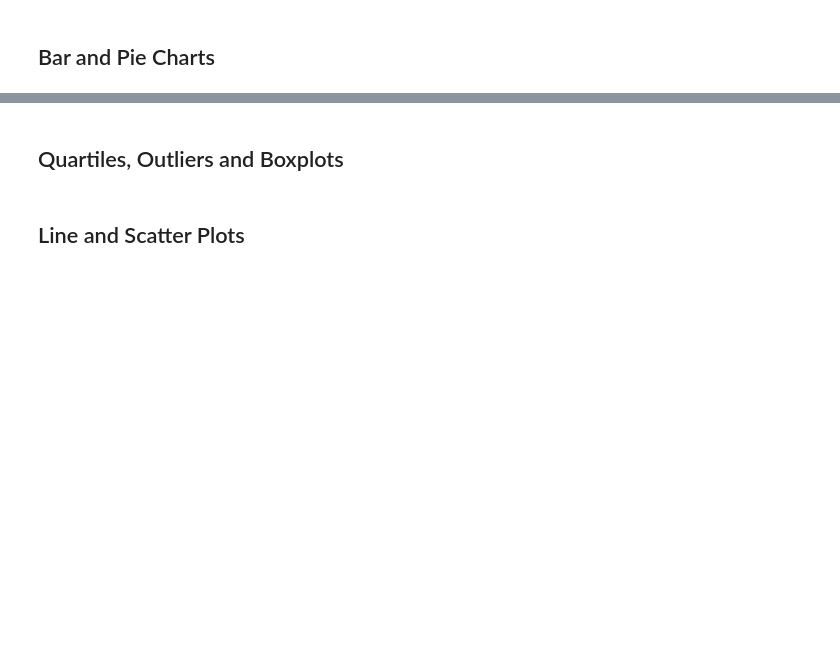
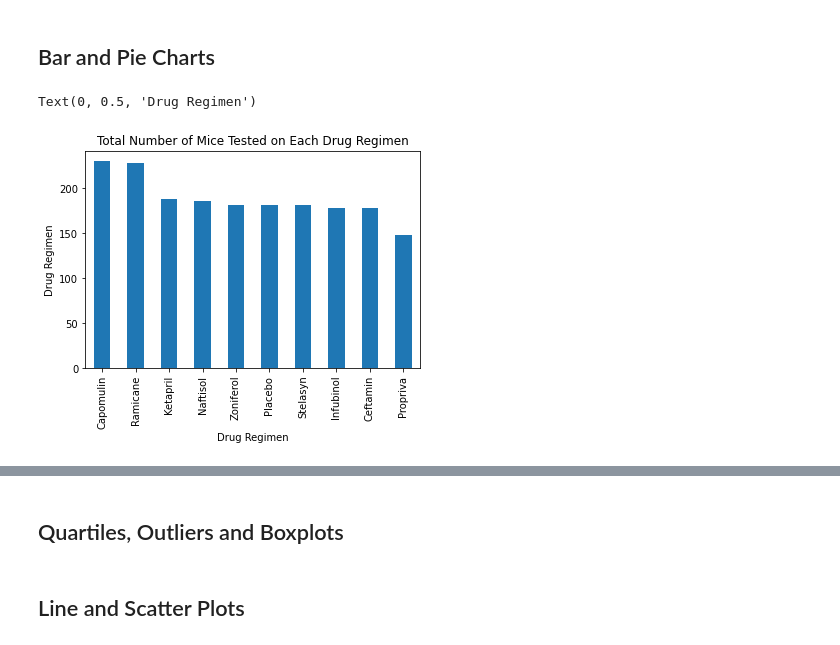
Before and after one commit to natlass/The-Power-of-Plots, a Jupyter notebook: pymaceuticals_starter.ipynb, the cells around one changed output, grey strips where cells are left out. Cells and saved outputs as stored; diff of their text form; code cells hidden in the pictures; blank space fills up the shorter version.

Commit message:
added in plots

```diff
--- a/pymaceuticals_starter.ipynb
+++ b/pymaceuticals_starter.ipynb
@@ -64,6 +66,6 @@ Duplicate Rows :
 | 909 | g989 | Propriva | Female | 21 | 26 | 0 | 45.0 | ... |
 # %%
 # Create a clean DataFrame by dropping the duplicate mouse by its ID.
-clean_df = combined_df[['Mouse ID', 'Timepoint']].drop_duplicates()
+clean_df = combined_df.loc[combined_df['Mouse ID']!='g989']
 clean_df
 # %% [output]
@@ -98,5 +149,13 @@ clean_df
 ## Bar and Pie Charts
 # %%
 # Generate a bar plot showing the total number of unique mice tested on each drug regimen using pandas.
+
+drug = clean_df['Drug Regimen'].value_counts().plot(kind="bar")
+plt.title("Total Number of Mice Tested on Each Drug Regimen")
+plt.xlabel("Drug Regimen")
+plt.ylabel("Drug Regimen")
+# %% [output]
+Text(0, 0.5, 'Drug Regimen')
+[figure, added]
 # %%
 # Generate a bar plot showing the total number of unique mice tested on each drug regimen using pyplot.
```
Also changed, not shown: parts of 9 cells of this notebook.
